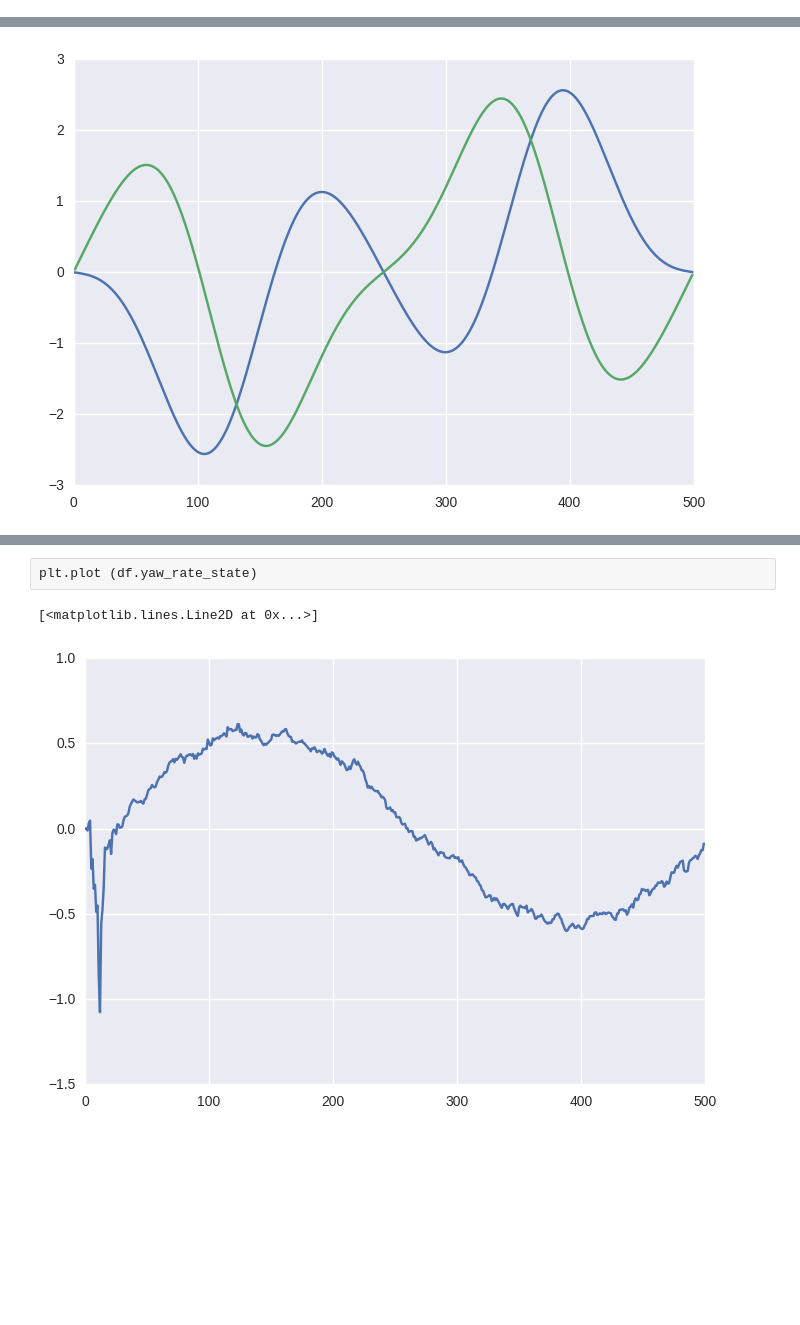
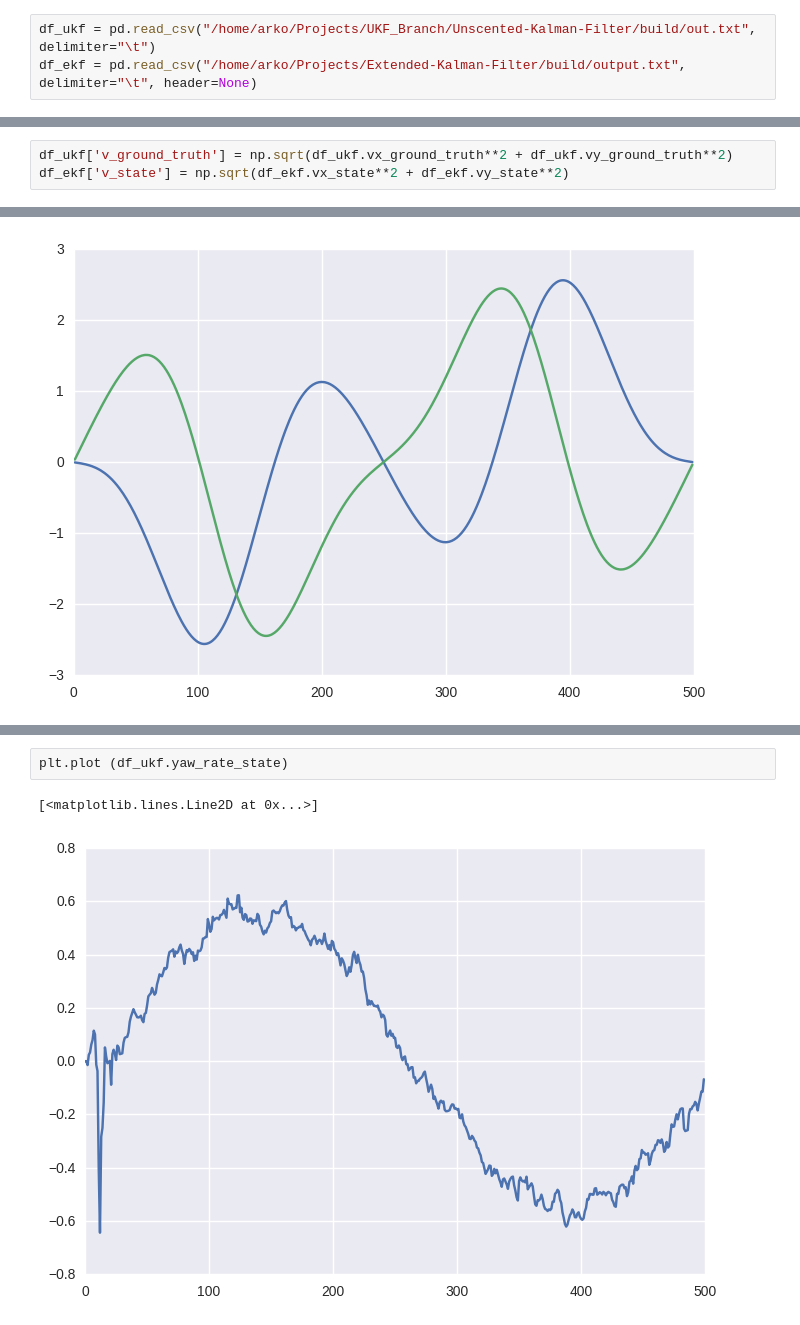
Before and after one commit to itoyjakra/Unscented-Kalman-Filter, a Jupyter notebook: Tracks.ipynb, the cells around one changed output, grey strips where cells are left out. Drawn from its saved outputs; the diff is of its cells as text; blank space fills up the shorter version.

```diff
--- a/Tracks.ipynb
+++ b/Tracks.ipynb
@@ -9 +7,4 @@ df = pd.read_csv("build/out.txt", delimiter="\t")
+# %%
+df_ukf = pd.read_csv("/home/arko/Projects/UKF_Branch/Unscented-Kalman-Filter/build/out.txt", delimiter="\t")
+df_ekf = pd.read_csv("/home/arko/Projects/Extended-Kalman-Filter/build/output.txt", delimiter="\t", header=None)
 # %%
@@ -43,0 +78,3 @@ plt.plot (df.v_state)
+# %%
+df_ukf['v_ground_truth'] = np.sqrt(df_ukf.vx_ground_truth**2 + df_ukf.vy_ground_truth**2)
+df_ekf['v_state'] = np.sqrt(df_ekf.vx_state**2 + df_ekf.vy_state**2)
@@ -65,7 +223,7 @@ plt.plot(df.yaw_angle_state)
 [<matplotlib.lines.Line2D at 0x...>]
 [figure]
 # %%
-plt.plot (df.yaw_rate_state)
+plt.plot (df_ukf.yaw_rate_state)
 # %% [output]
 [<matplotlib.lines.Line2D at 0x...>]
-[figure, old version]
+[figure, new version]
```
Also changed, not shown: parts of 21 cells of this notebook.
